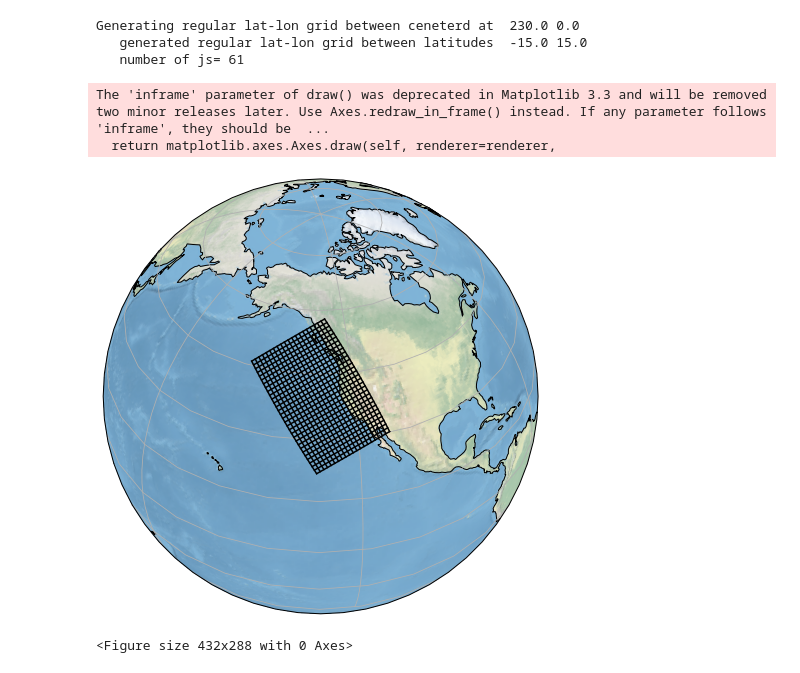
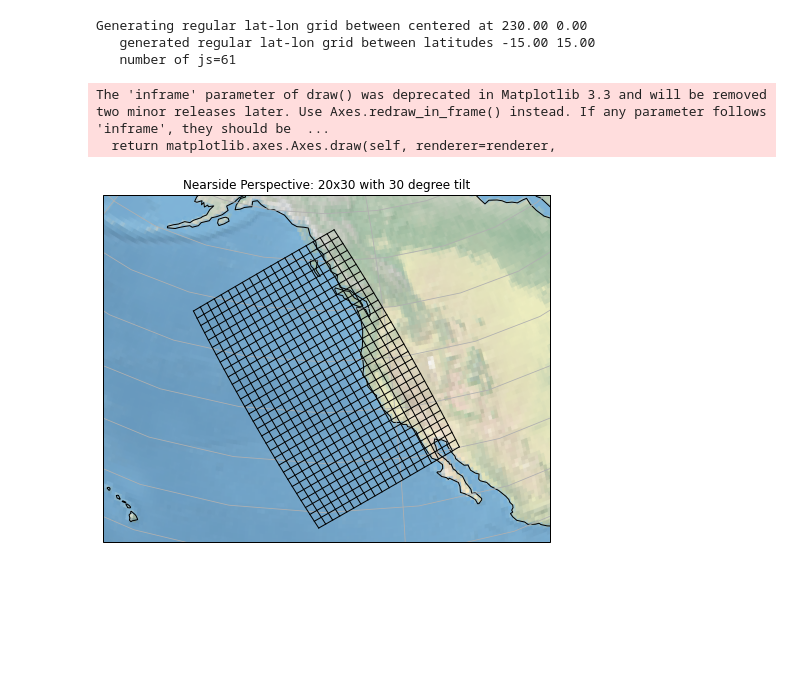
Before and after one commit to jr3cermak/gridtoolsDev, a Jupyter notebook: gridTools/mkMapIterative.ipynb, the cells around one changed output. Drawn from its saved outputs; the diff is of its cells as text; code cells hidden in the pictures; blank space fills up the shorter version.

```diff
--- a/gridTools/mkMapIterative.ipynb
+++ b/gridTools/mkMapIterative.ipynb
@@ -36,3 +36,7 @@ jupyter_core                            : 4.7.1
 jupyterlab                              : 3.0.10
 notebook                                : 6.2.0
 dask                                    : 2021.3.0
+# %%
+grd = gridUtils()
+grd.verboseLevel = 1
+grd.debugLevel = 1
@@ -38,0 +92,10 @@ dask                                    : 2021.3.0
+# %%
+#lamc, phic = grd.generate_regional_spherical(lon0, lon_span, lat0, lat_span, tilt, refineR*refineS)
+#grd.mesh_plot(lamc, phic, lon0, lat0)
+
+# This forms a grid in memory using the specified grid parameters
+grd.makeGrid()
+# %% [output]
+Generating regular lat-lon grid between centered at 230.00 0.00
+   generated regular lat-lon grid between latitudes -15.00 15.00
+   number of js=61
@@ -39,33 +118,6 @@ dask                                    : 2021.3.0
 # %%
-grd = gridUtils()
+grd.plotGrid()
+# %% [output]
+The 'inframe' parameter of draw() was deprecated in Matplotlib 3.3 and will be removed two minor releases later. Use Axes.redraw_in_frame() instead. If any parameter follows 'inframe', they should be  ...
+  return matplotlib.axes.Axes.draw(self, renderer=renderer,
+[figure, added]
-# %%
-# Specify the grid properties
-# All
-# Specify the desired resolution
-refineR   = 1   # Inverse of nominal resolution
-refineS   = 2   # Set to 2 for supergrid
-lon_span  = 20.
-lat_span  = 30.
-
-# 230E =
-lon0      = 230.0
-lat0      = 40.0
-tilt      = 30.0
-
-# debugging
-#lon_span = 40.0
-#lat_span = 10.0
-# Lines the grid up on the dateline
-#lon0      = 180.0
-#tilt      =   0.0
-
-lamc, phic = grd.generate_regional_spherical(lon0, lon_span, lat0, lat_span, tilt, refineR*refineS)
-
-grd.mesh_plot(lamc, phic, lon0, lat0)
-# %% [output]
-Generating regular lat-lon grid between ceneterd at  230.0 0.0
-   generated regular lat-lon grid between latitudes  -15.0 15.0
-   number of js= 61
-The 'inframe' parameter of draw() was deprecated in Matplotlib 3.3 and will be removed two minor releases later. Use Axes.redraw_in_frame() instead. If any parameter follows 'inframe', they should be  ...
-  return matplotlib.axes.Axes.draw(self, renderer=renderer,
-[figure, removed]
@@ -74,4 +123,0 @@ import matplotlib.pyplot as plt
-# %%
-plt.draw()
-# %% [output]
-<Figure size 432x288 with 0 Axes>
```
Also changed, not shown: parts of 16 cells of this notebook, 12 other files.
